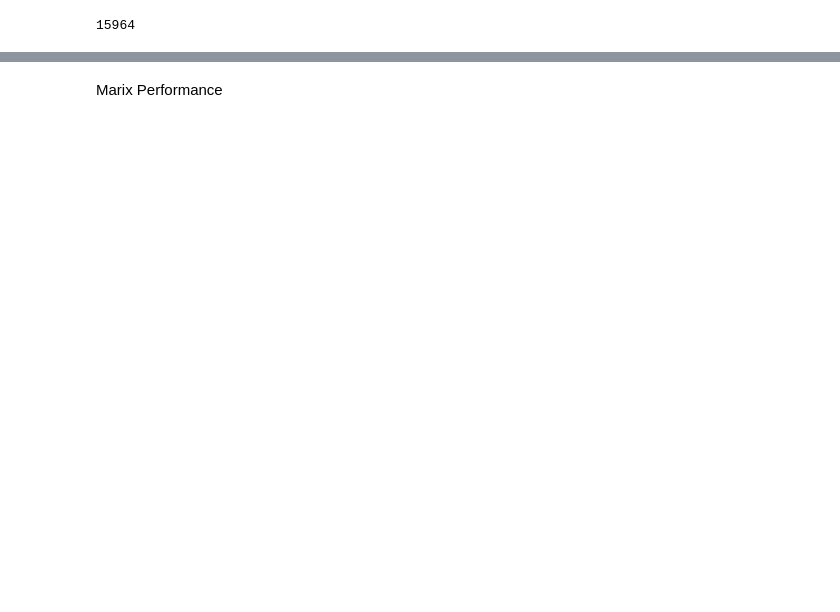
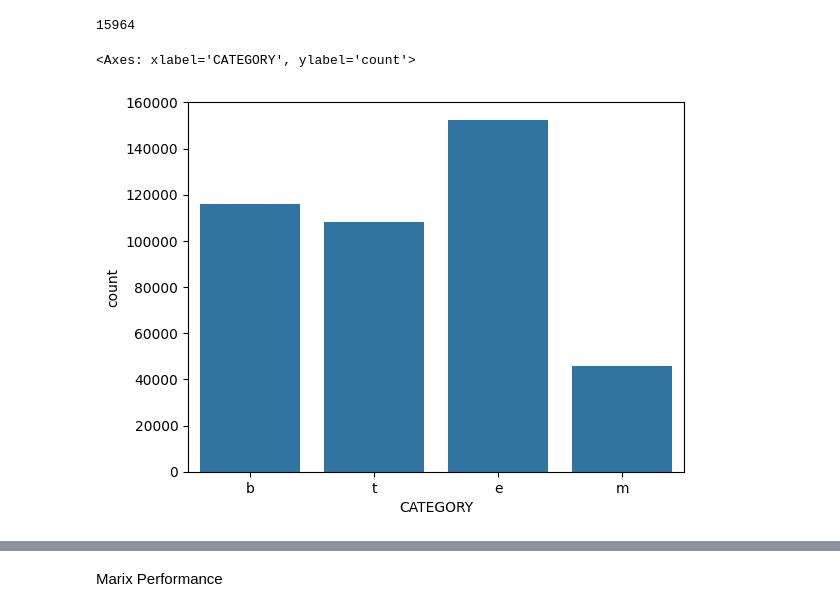
Before and after one commit to mai-reaska/text-classification-news, a Jupyter notebook: model/nav_b.ipynb, the cells around one changed output, grey strips where cells are left out. Drawn from its saved outputs; the diff is of its cells as text; code cells hidden in the pictures; blank space fills up the shorter version.

```diff
--- a/model/nav_b.ipynb
+++ b/model/nav_b.ipynb
@@ -51,3 +54,8 @@ ds.shape
+# %%
+sbs.countplot(x='CATEGORY', data=ds)
+# %% [output]
+<Axes: xlabel='CATEGORY', ylabel='count'>
+[figure, added]
 # %%
 from nltk.stem.porter import PorterStemmer
 from nltk.corpus import stopwords
```
Also changed, not shown: parts of 11 cells of this notebook, 5 other files.
